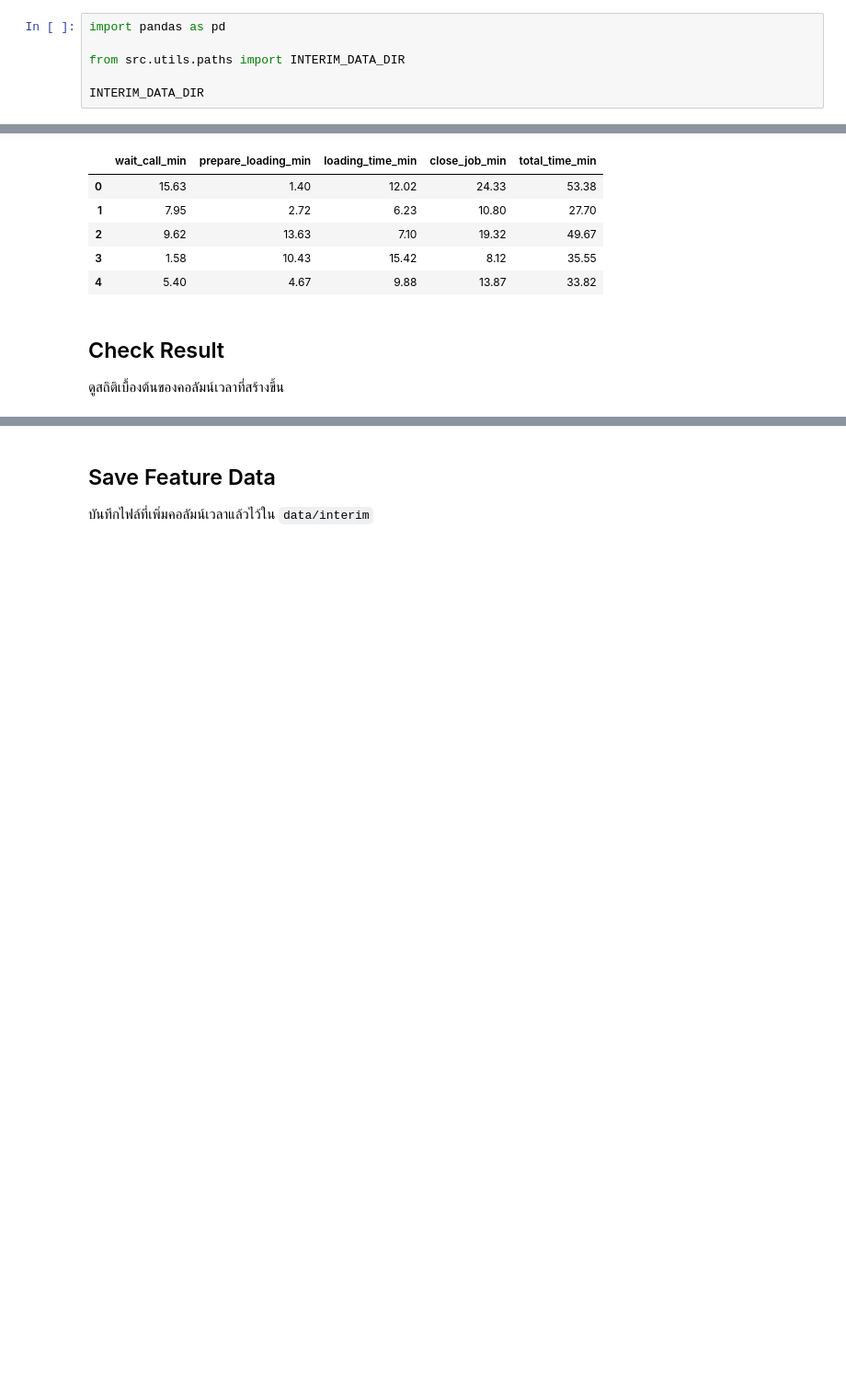
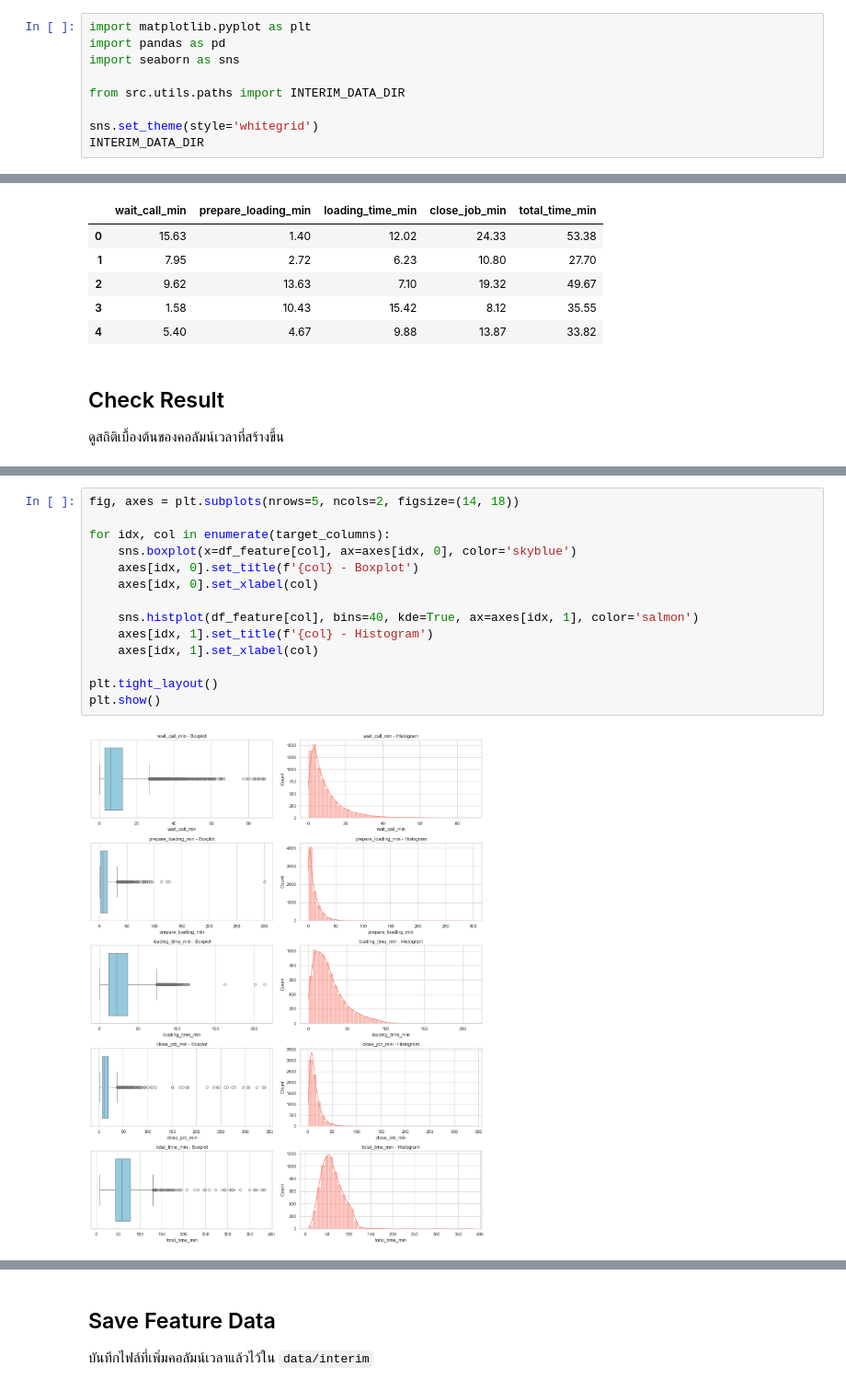
Before and after one commit to Armpa16/WMS-ML, a Jupyter notebook: notebooks/04_FeatureEngineering.ipynb, the cells around one changed output, grey strips where cells are left out. Shown at 92% size. Saved outputs shown, nothing was run; the diff lists cells and outputs as text; blank space fills up the shorter version.

```diff
--- a/notebooks/04_FeatureEngineering.ipynb
+++ b/notebooks/04_FeatureEngineering.ipynb
@@ -10,10 +10,13 @@ PROJECT_ROOT = Path.cwd().resolve().parents[0]
 if str(PROJECT_ROOT) not in sys.path:
     sys.path.append(str(PROJECT_ROOT))
 # %%
+import matplotlib.pyplot as plt
 import pandas as pd
+import seaborn as sns
 
 from src.utils.paths import INTERIM_DATA_DIR
 
+sns.set_theme(style='whitegrid')
 INTERIM_DATA_DIR
 # %% [output]
 WindowsPath('D:/ML/data/interim')
@@ -164,0 +183,16 @@ df_feature[[
+# %%
+fig, axes = plt.subplots(nrows=5, ncols=2, figsize=(14, 18))
+
+for idx, col in enumerate(target_columns):
+    sns.boxplot(x=df_feature[col], ax=axes[idx, 0], color='skyblue')
+    axes[idx, 0].set_title(f'{col} - Boxplot')
+    axes[idx, 0].set_xlabel(col)
+
+    sns.histplot(df_feature[col], bins=40, kde=True, ax=axes[idx, 1], color='salmon')
+    axes[idx, 1].set_title(f'{col} - Histogram')
+    axes[idx, 1].set_xlabel(col)
+
+plt.tight_layout()
+plt.show()
+# %% [output]
+[figure, added]
```
Also changed, not shown: parts of 9 cells of this notebook, 1 other file.
